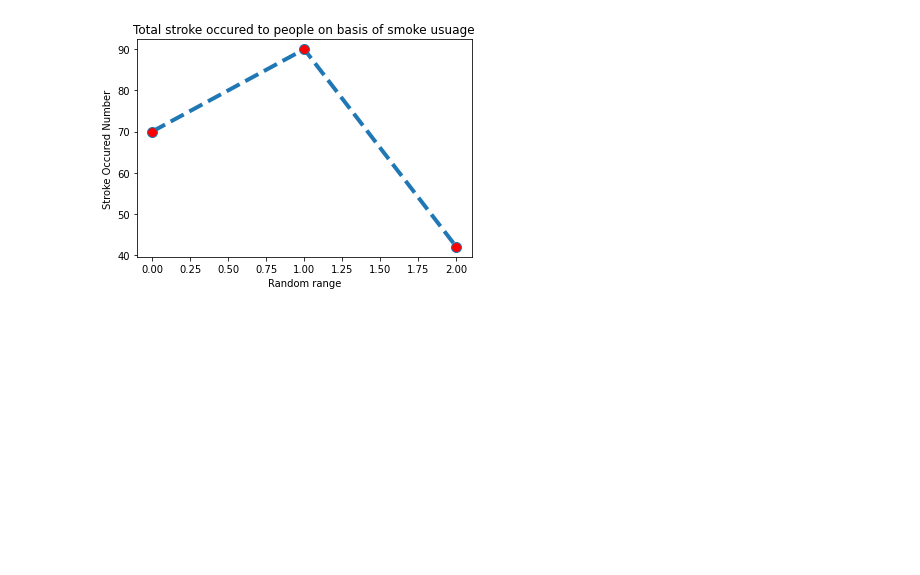
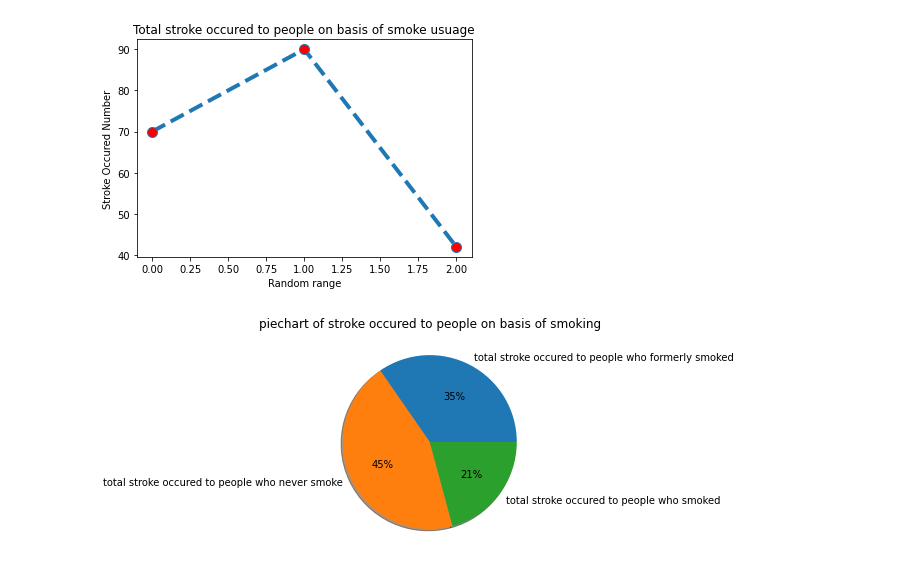
Before and after one commit to BibekRai44/Stroke-Analysis, a Jupyter notebook: stroke-prediction-and-analysis.ipynb, the cells around one changed output. Drawn from its saved outputs; the diff is of its cells as text; code cells hidden in the pictures; blank space fills up the shorter version.

Commit message:
pieplot done

```diff
--- a/stroke-prediction-and-analysis.ipynb
+++ b/stroke-prediction-and-analysis.ipynb
@@ -422,3 +422,13 @@ plt.xlabel('Random range')
 plt.show()
 # %% [output]
 [figure]
+# %%
+#pieplot
+x=([totalformerlysmoked,totalneversmoked,totalsmokestroke])
+mylabels=['total stroke occured to people who formerly smoked','total stroke occured to people who never smoke','total stroke occured to people who smoked']
+myexplode=[0,0,0]
+plt.pie(x,labels=mylabels,shadow=True,explode=myexplode,autopct='%.0f%%')
+plt.title('piechart of stroke occured to people on basis of smoking')
+plt.show()
+# %% [output]
+[figure, added]
```
